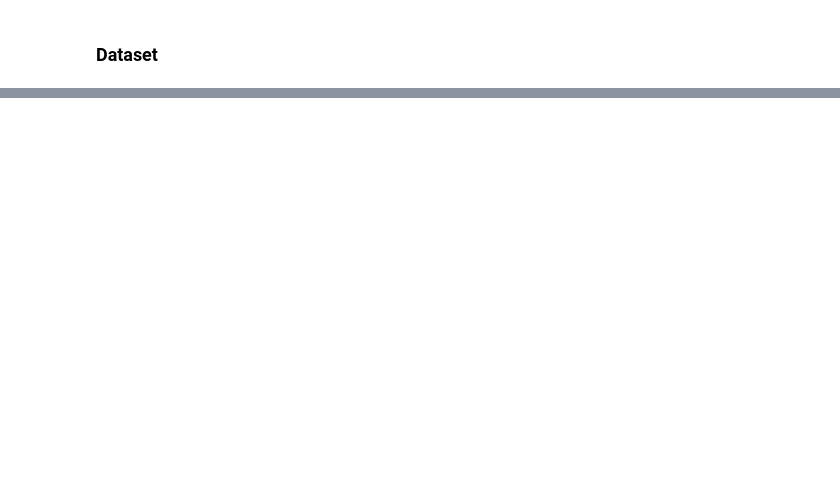
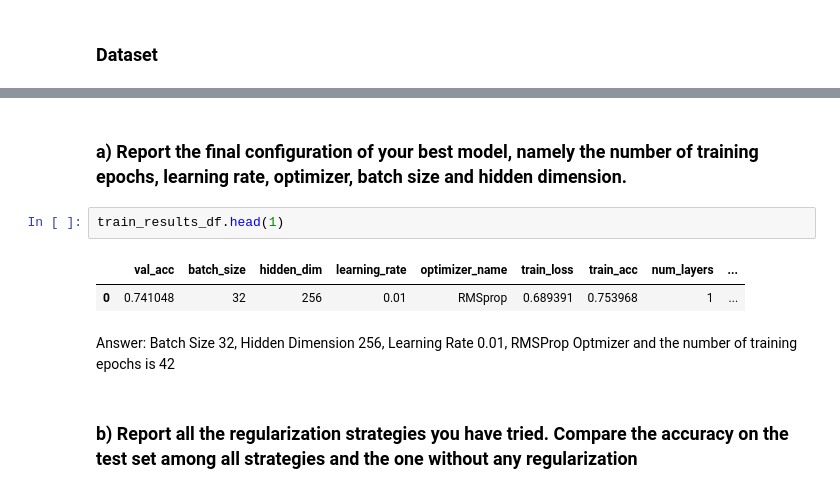
Before and after one commit to CLinnSheng/SC4002, a Jupyter notebook: part2.ipynb, the cells around one changed output, grey strips where cells are left out. Saved outputs shown, nothing was run; the diff lists cells and outputs as text; blank space fills up the shorter version.

```diff
--- a/part2.ipynb
+++ b/part2.ipynb
@@ -302,0 +200,11 @@ True labels: tensor([3, 0, 0, 3, 1], device='cuda:0')
+# %% [markdown]
+### a) Report the final configuration of your best model, namely the number of training epochs, learning rate, optimizer, batch size and hidden dimension.
+# %%
+train_results_df.head(1)
+# %% [output]
+|  | val_acc | batch_size | hidden_dim | learning_rate | optimizer_name | train_loss | train_acc | num_layers | ... |
+| 0 | 0.741048 | 32 | 256 | 0.01 | RMSprop | 0.689391 | 0.753968 | 1 | ... |
+# %% [markdown]
+Answer: Batch Size 32, Hidden Dimension 256, Learning Rate 0.01, RMSProp Optmizer and the number of training epochs is 42
+# %% [markdown]
+### b) Report all the regularization strategies you have tried. Compare the accuracy on the test set among all strategies and the one without any regularization
```
Also changed, not shown: parts of 33 cells of this notebook, 5 other files.
